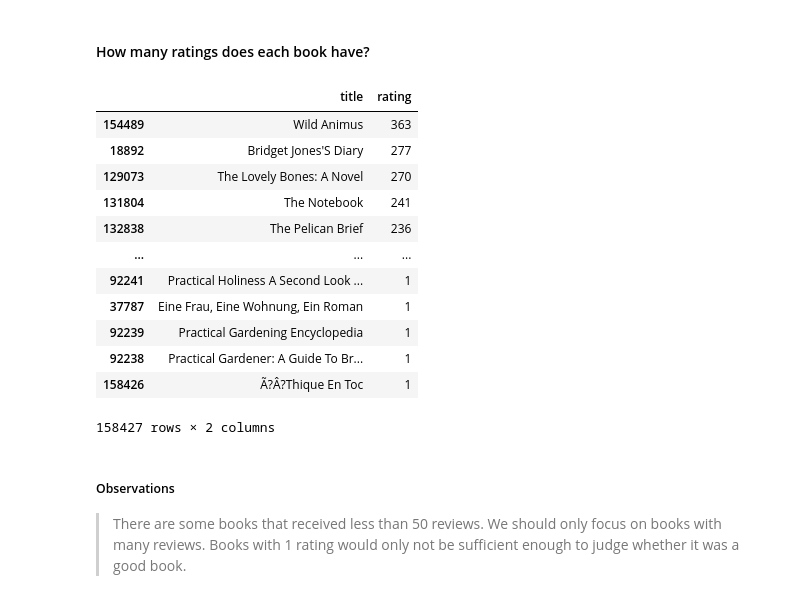
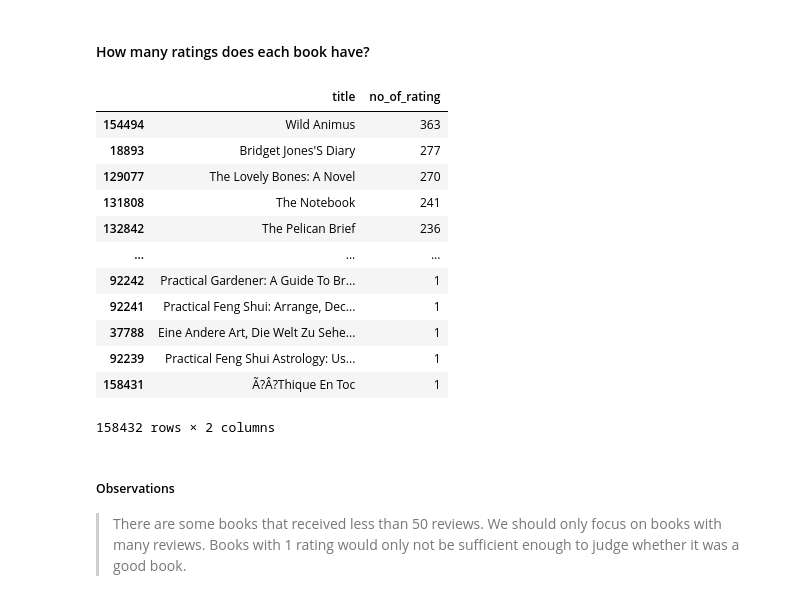
Before and after one commit to ggeorgekkariuki/picasso-book-bar, a Jupyter notebook: index.ipynb, the cells around one changed output. Drawn from its saved outputs; the diff is of its cells as text; code cells hidden in the pictures.

```diff
--- a/index.ipynb
+++ b/index.ipynb
@@ -1134,22 +1131,23 @@ The Categorical Features are:
 # %% [markdown]
 #### How many ratings does each book have?
 # %%
-num_rating = ratings_with_books.groupby('title')['rating'].count().reset_index()
-num_rating.sort_values(by='rating', ascending=False)
+# Number of ratings per book with Over 200 contributors
+num_rating = ratings_with_books.groupby('title')['rating'].count().reset_index().rename(columns={'rating':'no_of_rating'})
+num_rating.sort_values(by='no_of_rating', ascending=False)
 # %% [output]
-|  | title | rating |
-| 154489 | Wild Animus | 363 |
-| 18892 | Bridget Jones'S Diary | 277 |
-| 129073 | The Lovely Bones: A Novel | 270 |
-| 131804 | The Notebook | 241 |
-| 132838 | The Pelican Brief | 236 |
+|  | title | no_of_rating |
+| 154494 | Wild Animus | 363 |
+| 18893 | Bridget Jones'S Diary | 277 |
+| 129077 | The Lovely Bones: A Novel | 270 |
+| 131808 | The Notebook | 241 |
+| 132842 | The Pelican Brief | 236 |
 | ... | ... | ... |
-| 92241 | Practical Holiness A Second Look ... | 1 |
-| 37787 | Eine Frau, Eine Wohnung, Ein Roman | 1 |
-| 92239 | Practical Gardening Encyclopedia | 1 |
-| 92238 | Practical Gardener: A Guide To Br... | 1 |
-| 158426 | Ã?Â?Thique En Toc | 1 |
+| 92242 | Practical Gardener: A Guide To Br... | 1 |
+| 92241 | Practical Feng Shui: Arrange, Dec... | 1 |
+| 37788 | Eine Andere Art, Die Welt Zu Sehe... | 1 |
+| 92239 | Practical Feng Shui Astrology: Us... | 1 |
+| 158431 | Ã?Â?Thique En Toc | 1 |
-158427 rows × 2 columns
+158432 rows × 2 columns
 # %% [markdown]
 ##### Observations
 > There are some books that received less than 50 reviews. We should only focus on books with many reviews.
```
Also changed, not shown: parts of 11 cells of this notebook.
